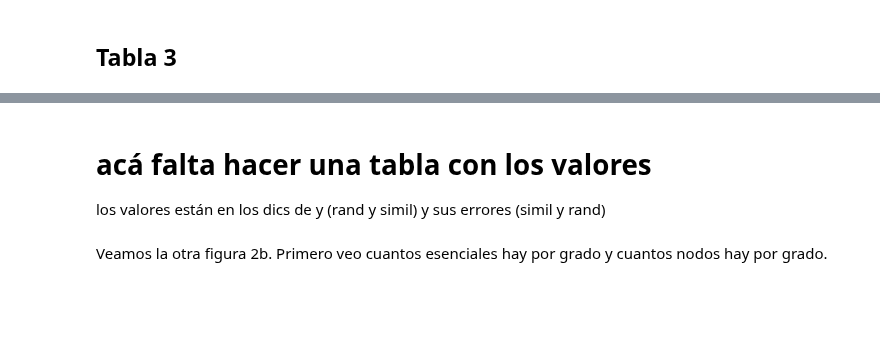
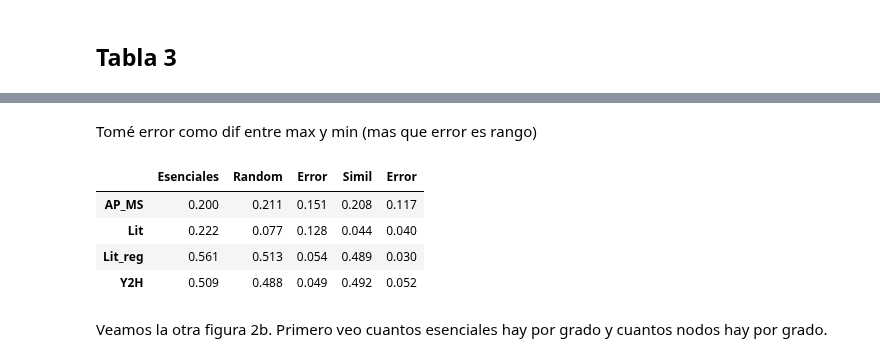
Before and after one commit to LunaKadysz/Redes, a Jupyter notebook: TPC_03/TPC_03-Meli.ipynb, the cells around one changed output, grey strips where cells are left out. Cells and saved outputs as stored; diff of their text form; code cells hidden in the pictures; blank space fills up the shorter version.

```diff
--- a/TPC_03/TPC_03-Meli.ipynb
+++ b/TPC_03/TPC_03-Meli.ipynb
@@ -665,15 +728,19 @@ y_esen = {}
 
 y_simil = {}
 simil_error = {}
+simil_otro_error = {}
 y_rand = {}
 rand_error = {}
+rand_otro_error = {}
 
 for red in redes_dict.keys():
     y_simil[red] = np.array(cg_simil[red]).mean()
     simil_error[red] = np.array(cg_simil[red]).std()
+    simil_otro_error[red] = max(cg_simil[red]) - min(cg_simil[red])
 
     y_rand[red] = np.array(cg_rand[red]).mean()
     rand_error[red] = np.array(cg_rand[red]).std()
+    rand_otro_error[red] = max(cg_rand[red]) - min(cg_rand[red])
 
     grafo = redes_dict[red]["Grafo"]
     esenciales_en_red = set(grafo.nodes()).intersection(lista_esenciales)
@@ -704,6 +771,14 @@ plt.show()
-# %% [markdown]
-# acá falta hacer una tabla con los valores
-los valores están en los dics de y (rand y simil) y sus errores (simil y rand)
+# %% [markdown]
+Tomé error como dif entre max y min (mas que error es rango)
+# %%
+df = pd.DataFrame([y_esen, y_rand, rand_otro_error, y_simil, simil_otro_error], index=['Esenciales', 'Random', 'Error', 'Simil', 'Error']).transpose()
+df.round(3)
+# %% [output]
+|  | Esenciales | Random | Error | Simil | Error |
+| AP_MS | 0.200 | 0.211 | 0.151 | 0.208 | 0.117 |
+| Lit | 0.222 | 0.077 | 0.128 | 0.044 | 0.040 |
+| Lit_reg | 0.561 | 0.513 | 0.054 | 0.489 | 0.030 |
+| Y2H | 0.509 | 0.488 | 0.049 | 0.492 | 0.052 |
 # %% [markdown]
 Veamos la otra figura 2b. Primero veo cuantos esenciales hay por grado y cuantos nodos hay por grado.
 # %%
```
Also changed, not shown: parts of 31 cells of this notebook, 8 other files.
